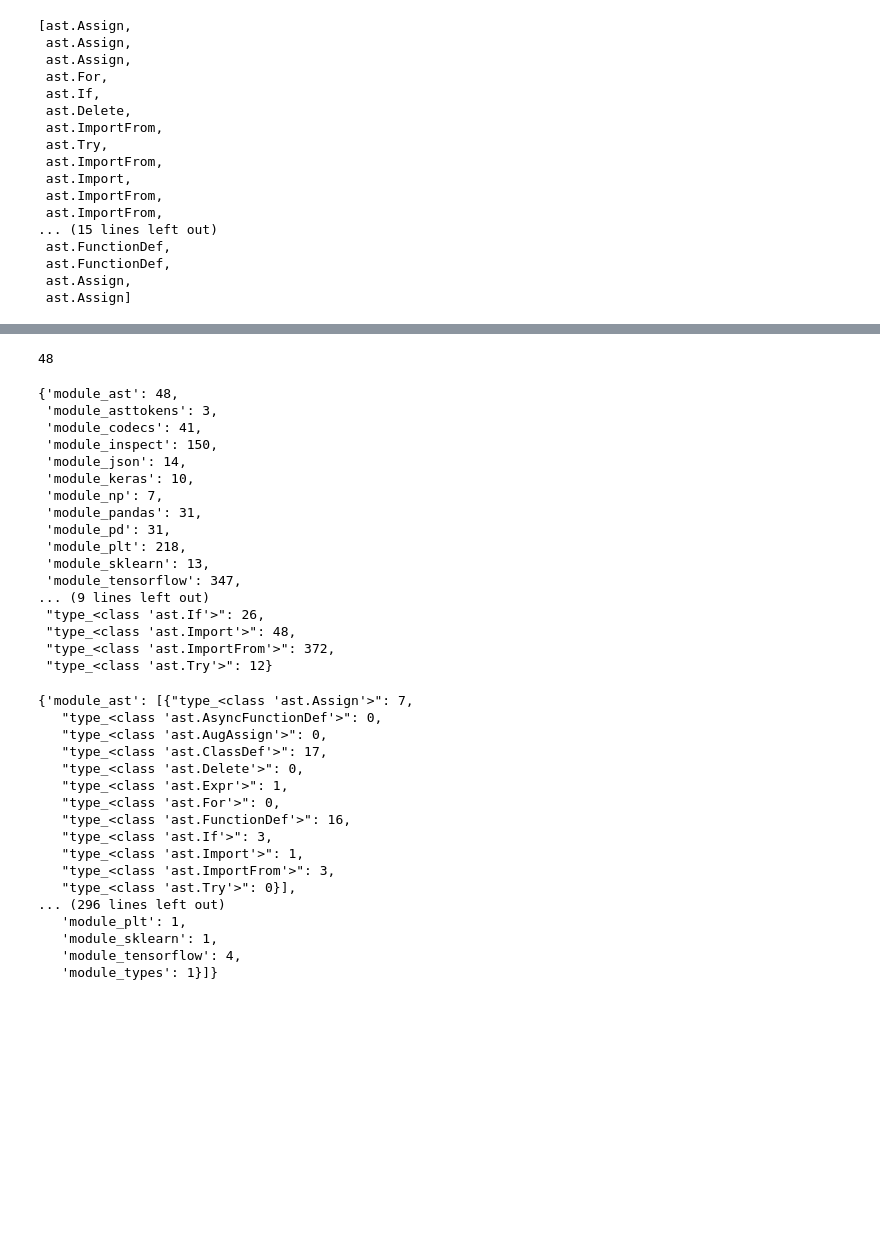
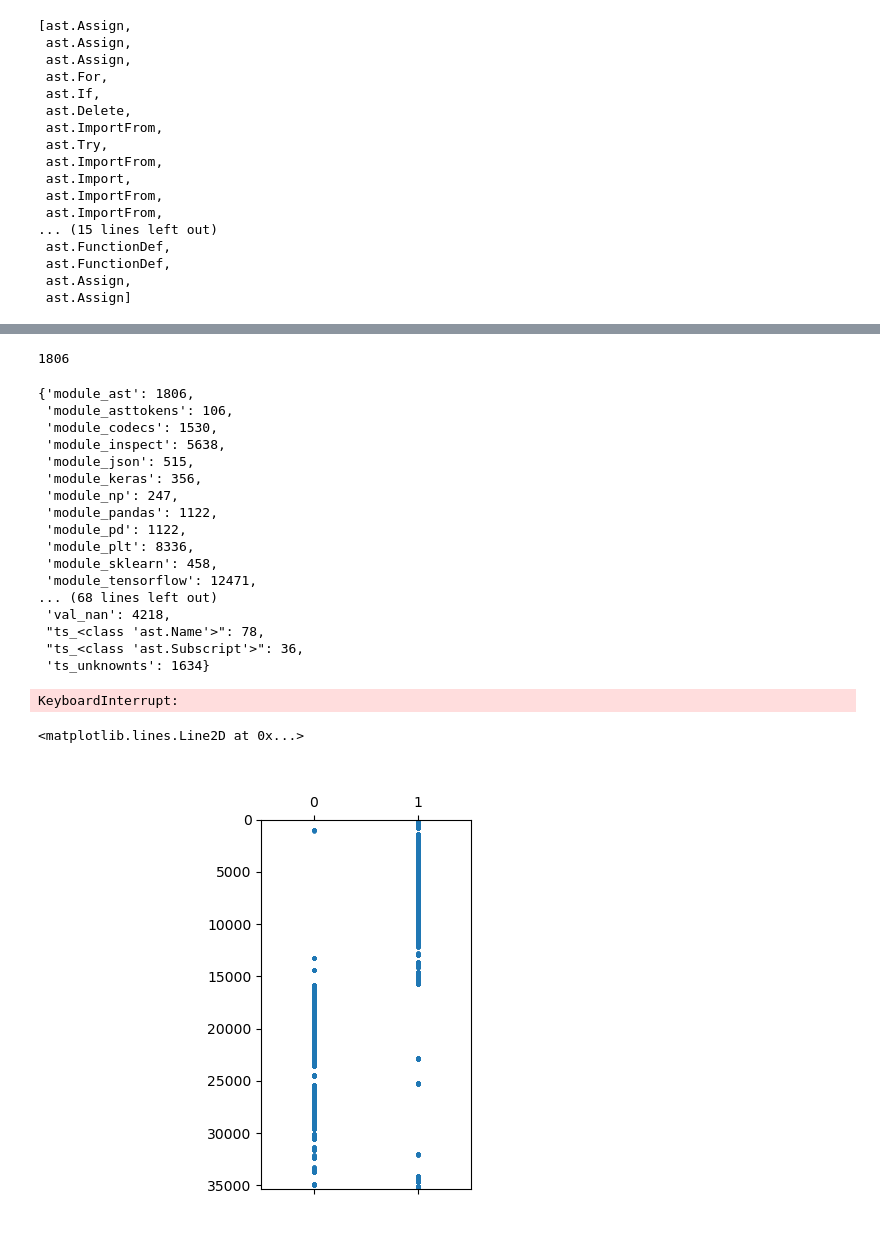
Before and after one commit to jmikedupont2/astdf, a Jupyter notebook: astdf.ipynb, the cells around one changed output, grey strips where cells are left out. Drawn from its saved outputs; the diff is of its cells as text; code cells hidden in the pictures; blank space fills up the shorter version.

```diff
--- a/astdf.ipynb
+++ b/astdf.ipynb
@@ -219,6 +292,6 @@ plt.spy(module_new[:], precision = 0.1, markersize = 2, aspect=0.01)
 # %%
 # the count of true for column 0
-len([y for y in list(enumerate([x[0] for x in module_new])) if y[1]==1])
+len([y for y in list(enumerate([x[0] for x in module_new_X])) if y[1]==1])
 # %% [output]
-48
+1806
 # %%
@@ -230,20 +303,20 @@ objects_per_column= { c[1] : len([y for y in list(enumerate([x[c[0]] for x in mo
 # %%
-objects_per_column
+objects_per_column_X
 # %% [output]
-{'module_ast': 48,
- 'module_asttokens': 3,
- 'module_codecs': 41,
- 'module_inspect': 150,
- 'module_json': 14,
- 'module_keras': 10,
- 'module_np': 7,
- 'module_pandas': 31,
- 'module_pd': 31,
- 'module_plt': 218,
- 'module_sklearn': 13,
- 'module_tensorflow': 347,
-... (9 lines left out)
- "type_<class 'ast.If'>": 26,
- "type_<class 'ast.Import'>": 48,
- "type_<class 'ast.ImportFrom'>": 372,
- "type_<class 'ast.Try'>": 12}
+{'module_ast': 1806,
+ 'module_asttokens': 106,
+ 'module_codecs': 1530,
+ 'module_inspect': 5638,
+ 'module_json': 515,
+ 'module_keras': 356,
+ 'module_np': 247,
+ 'module_pandas': 1122,
+ 'module_pd': 1122,
+ 'module_plt': 8336,
+ 'module_sklearn': 458,
+ 'module_tensorflow': 12471,
+... (68 lines left out)
+ 'val_nan': 4218,
+ "ts_<class 'ast.Name'>": 78,
+ "ts_<class 'ast.Subscript'>": 36,
+ 'ts_unknownts': 1634}
@@ -253,7 +323,7 @@ def typeoffunction(x) :
 # %%
-objects_per_column_same_as_col_1= {c2[1] :[
+objects_per_column_same_as_col_X= {c2[1] :[
     {
-        c[1] : len([y for y in list(enumerate([ x[c[0]] for x in module_new
+        c[1] : len([y for y in list(enumerate([ x[c[0]] for x in module_new_X
                                                                                                      if (x[c2[0]] ==1
 
 
@@ -262,28 +332,22 @@ objects_per_column_same_as_col_1= {c2[1] :[
                                                                                                    )) if (y[1]==1 )
 
                                                                          ]) for c in
-         [cn for cn in columns if typeoffunction(c2[1]) != typeoffunction(cn[1])]
+         [cn for cn in columns_X if typeoffunction(c2[1]) != typeoffunction(cn[1])]
 
     }
-    ] for c2 in [cn for cn in columns ]
+    ] for c2 in [cn for cn in columns_X ]
     }# object
+# %% [output]
+KeyboardInterrupt:
 # %%
-objects_per_column_same_as_col_1
+objects_per_column_same_as_col_X
-# %% [output]
-{'module_ast': [{"type_<class 'ast.Assign'>": 7,
-   "type_<class 'ast.AsyncFunctionDef'>": 0,
-   "type_<class 'ast.AugAssign'>": 0,
-   "type_<class 'ast.ClassDef'>": 17,
-   "type_<class 'ast.Delete'>": 0,
-   "type_<class 'ast.Expr'>": 1,
-   "type_<class 'ast.For'>": 0,
-   "type_<class 'ast.FunctionDef'>": 16,
-   "type_<class 'ast.If'>": 3,
-   "type_<class 'ast.Import'>": 1,
-   "type_<class 'ast.ImportFrom'>": 3,
-   "type_<class 'ast.Try'>": 0}],
-... (296 lines left out)
-   'module_plt': 1,
-   'module_sklearn': 1,
-   'module_tensorflow': 4,
-   'module_types': 1}]}
+# %%
+from sklearn.feature_selection import VarianceThreshold
+sel = VarianceThreshold(threshold=(.8 * (1 - .8)))
+tv = sel.fit_transform(all_t_y)
+# %%
+%matplotlib widget
+plt.spy(tv, precision = 0.1, markersize = 2, aspect=0.0001)
+# %% [output]
+<matplotlib.lines.Line2D at 0x...>
+[figure, added]
```
Also changed, not shown: parts of 26 cells of this notebook.
